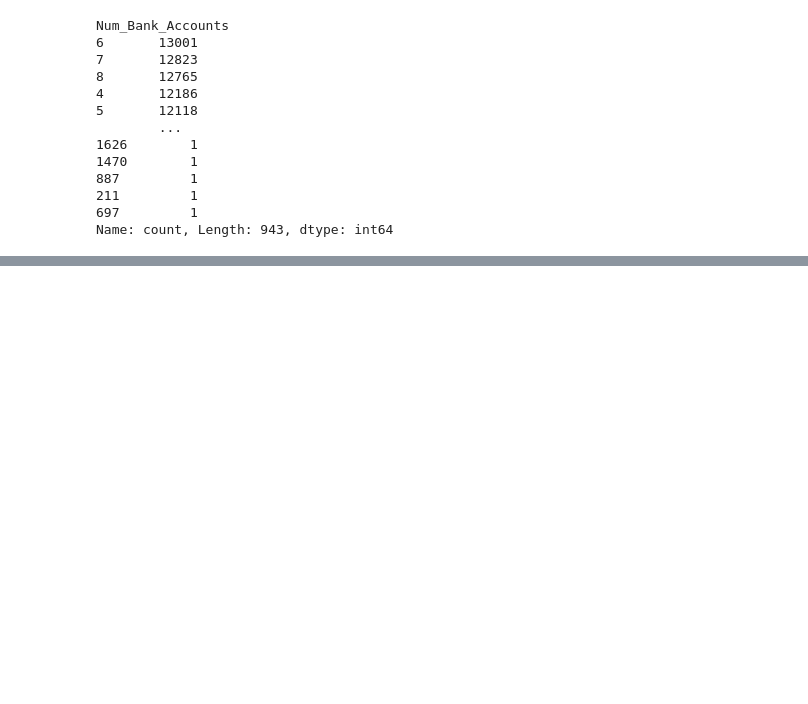
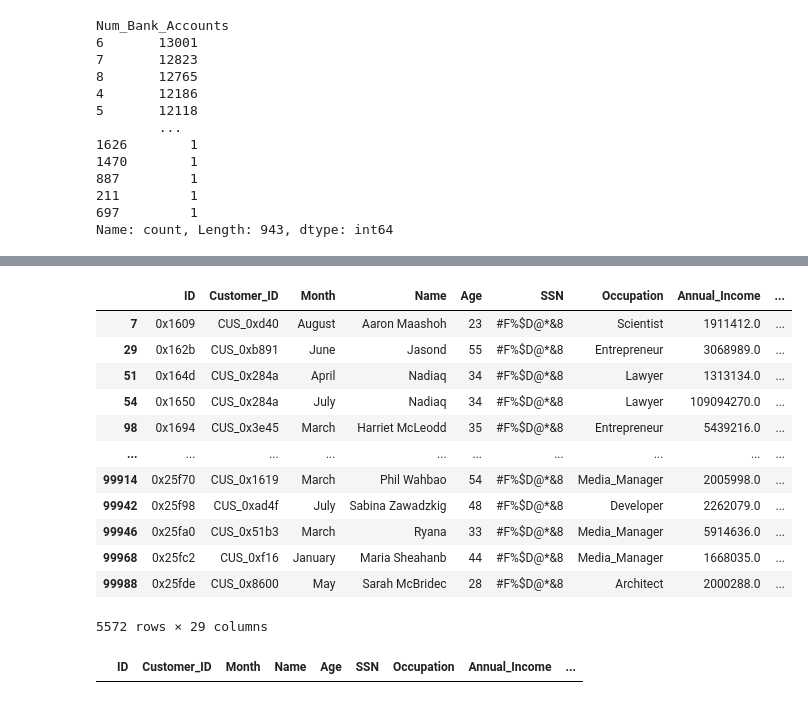
Before and after one commit to ViniciusOtoni/CreditScoreDataset, a Jupyter notebook: notebooks/n01_data_cleaning.ipynb, the cells around one changed output, grey strips where cells are left out. Cells and saved outputs as stored; diff of their text form; code cells hidden in the pictures; blank space fills up the shorter version.

```diff
--- a/notebooks/n01_data_cleaning.ipynb
+++ b/notebooks/n01_data_cleaning.ipynb
@@ -549,0 +590,3 @@ Name: count, Length: 943, dtype: int64
+# %%
+count_per_customer_id = filtered_df['Customer_ID'].value_counts() #pegar a quantidade de customer_id para realizar o replace
+count_per_customer_id
@@ -549,0 +607,5 @@ Name: count, Length: 943, dtype: int64
+# %%
+df.loc[df['Customer_ID'].isin(index_bank_account_null) & (df['Num_Bank_Accounts'] <= 0), 'Num_Bank_Accounts'] = df['Customer_ID'].map(count_per_customer_id)
+# verificando se o customer_id está contido na lista dos index que possuem valores nulos de conta.
+# pegando os dados que estão nulos da coluna num_bank_accounts
+# realizando a substituição batendo o index com a coluna Customer_id utilizando a função map, passando os valores com a quantidade total de registros para o id.
@@ -549,0 +617,2 @@ Name: count, Length: 943, dtype: int64
+# %%
+df.loc[df['Num_Bank_Accounts'] >= 100, 'Num_Bank_Accounts'] =  df['Num_Bank_Accounts'].mode().iloc[0] # como são poucos os dados discrepantes, vou trazer para a média
@@ -549,0 +633,16 @@ Name: count, Length: 943, dtype: int64
+# %%
+df.loc[df["SSN"].str.contains(r'[a-zA-Z]', regex=True)] # verificando dados inconsistentes
+# %% [output]
+|  | ID | Customer_ID | Month | Name | Age | SSN | Occupation | Annual_Income | ... |
+| 7 | 0x1609 | CUS_0xd40 | August | Aaron Maashoh | 23 | #F%$D@*&8 | Scientist | 1911412.0 | ... |
+| 29 | 0x162b | CUS_0xb891 | June | Jasond | 55 | #F%$D@*&8 | Entrepreneur | 3068989.0 | ... |
+| 51 | 0x164d | CUS_0x284a | April | Nadiaq | 34 | #F%$D@*&8 | Lawyer | 1313134.0 | ... |
+| 54 | 0x1650 | CUS_0x284a | July | Nadiaq | 34 | #F%$D@*&8 | Lawyer | 109094270.0 | ... |
+| 98 | 0x1694 | CUS_0x3e45 | March | Harriet McLeodd | 35 | #F%$D@*&8 | Entrepreneur | 5439216.0 | ... |
+| ... | ... | ... | ... | ... | ... | ... | ... | ... | ... |
+| 99914 | 0x25f70 | CUS_0x1619 | March | Phil Wahbao | 54 | #F%$D@*&8 | Media_Manager | 2005998.0 | ... |
+| 99942 | 0x25f98 | CUS_0xad4f | July | Sabina Zawadzkig | 48 | #F%$D@*&8 | Developer | 2262079.0 | ... |
+| 99946 | 0x25fa0 | CUS_0x51b3 | March | Ryana | 33 | #F%$D@*&8 | Media_Manager | 5914636.0 | ... |
+| 99968 | 0x25fc2 | CUS_0xf16 | January | Maria Sheahanb | 44 | #F%$D@*&8 | Media_Manager | 1668035.0 | ... |
+| 99988 | 0x25fde | CUS_0x8600 | May | Sarah McBridec | 28 | #F%$D@*&8 | Architect | 2000288.0 | ... |
+5572 rows × 29 columns
@@ -549,0 +653,4 @@ Name: count, Length: 943, dtype: int64
+# %%
+df.loc[df["SSN"].isna()] # verificando os dados
+# %% [output]
+|  | ID | Customer_ID | Month | Name | Age | SSN | Occupation | Annual_Income | ... |
```
Also changed, not shown: parts of 35 cells of this notebook.
